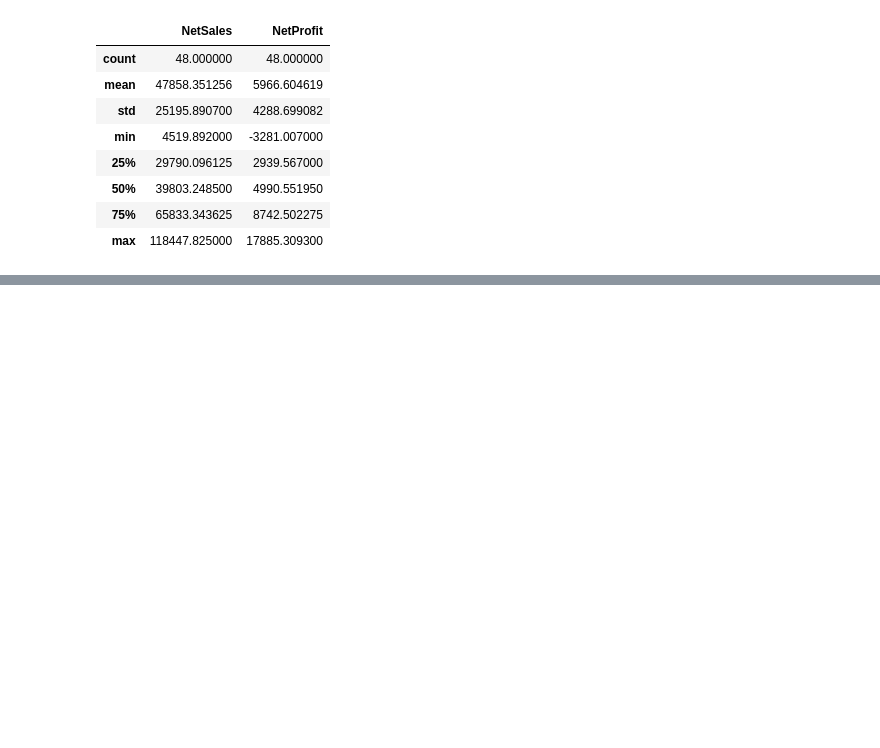
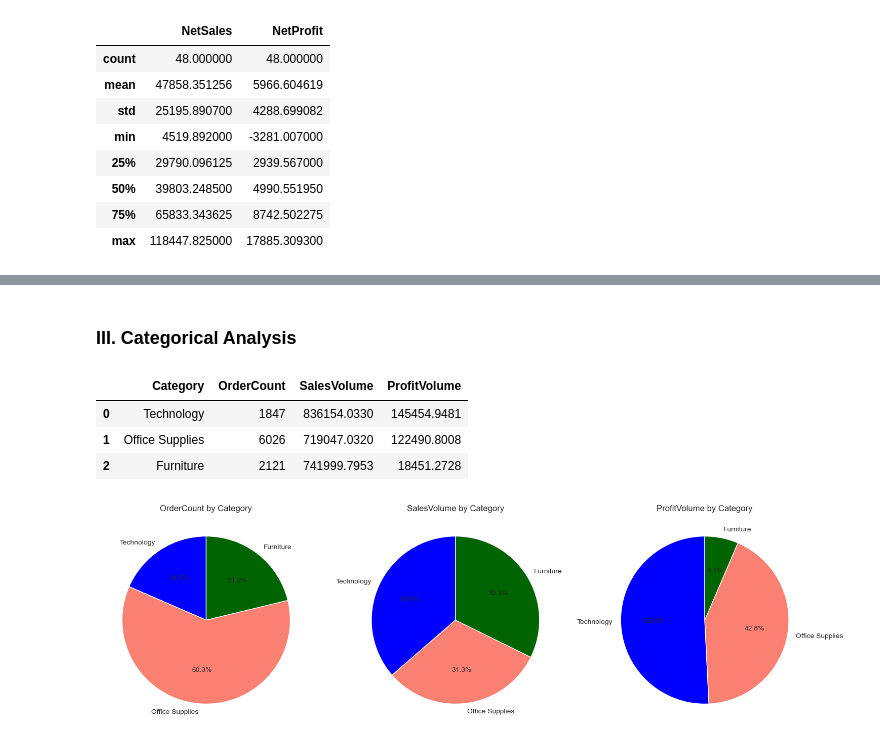
Before and after one commit to Road2Data/P4-Superstore-Sales, a Jupyter notebook: analysis.ipynb, the cells around one changed output, grey strips where cells are left out. Drawn from its saved outputs; the diff is of its cells as text; code cells hidden in the pictures; blank space fills up the shorter version.

```diff
--- a/analysis.ipynb
+++ b/analysis.ipynb
@@ -96,3 +98,24 @@ Normal Variables:
          * "DiscountValue"
          * "NetSales"
          * "NetProfit"
+# %% [markdown]
+### III. Categorical Analysis
+# %%
+cat_df = pd.read_sql_table(table_name='categorical_aggregates', con=engine.connect())
+cat_df
+# %% [output]
+|  | Category | OrderCount | SalesVolume | ProfitVolume |
+| 0 | Technology | 1847 | 836154.0330 | 145454.9481 |
+| 1 | Office Supplies | 6026 | 719047.0320 | 122490.8008 |
+| 2 | Furniture | 2121 | 741999.7953 | 18451.2728 |
+# %%
+# Plot Pie Charts of OrderVolume, SalesVolume, and ProfitVolume by Category, all on the same axes.
+fig, axes = plt.subplots(1, 3, figsize=(15, 5))
+for i, col in enumerate(['OrderCount', 'SalesVolume', 'ProfitVolume']):
+    axes[i].pie(cat_df[col], labels=cat_df["Category"], autopct='%1.1f%%', startangle=90, colors=['blue', 'salmon', 'darkgreen'])
+    axes[i].set_title(f'{col} by Category')
+
+plt.tight_layout()
+plt.show()
+# %% [output]
+[figure, added]
```
Also changed, not shown: parts of 7 cells of this notebook, 3 other files.
